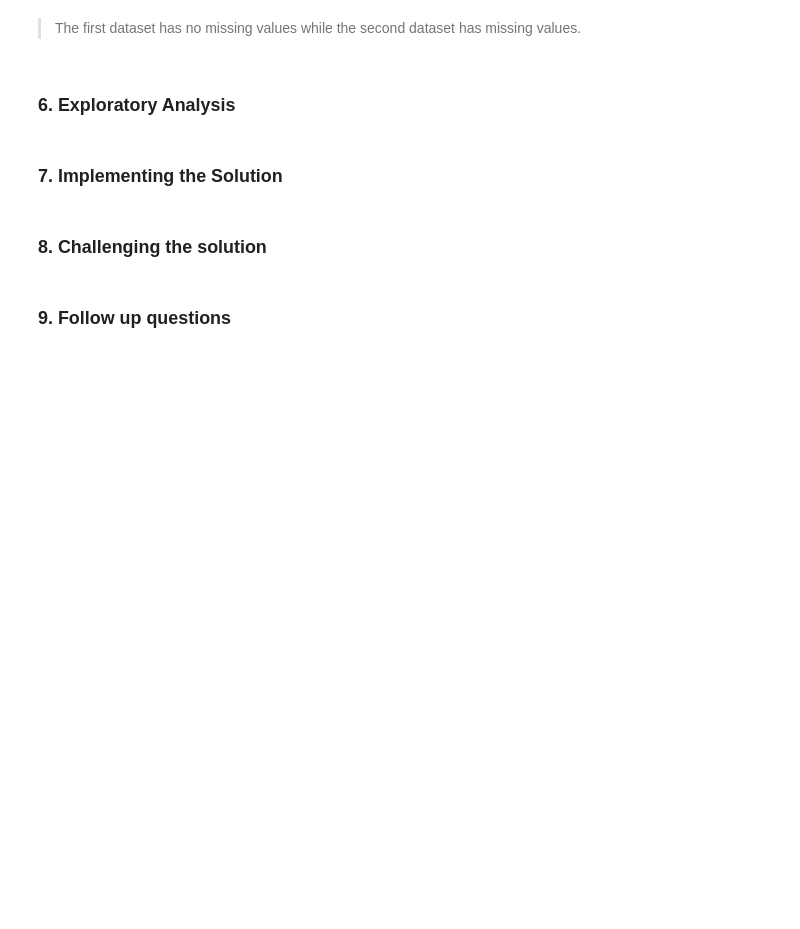
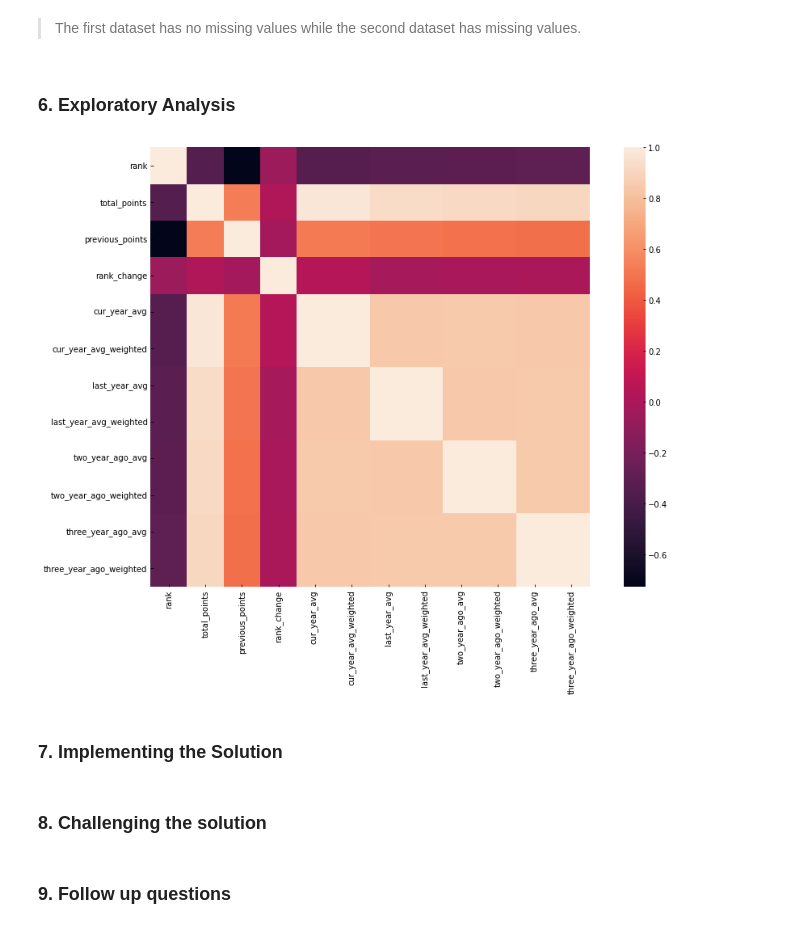
Before and after one commit to stogaja/Python-ML-Projects, a Jupyter notebook: Football_Prediction/football_prediction.ipynb, the cells around one changed output. Drawn from its saved outputs; the diff is of its cells as text; code cells hidden in the pictures; blank space fills up the shorter version.

```diff
--- a/Football_Prediction/football_prediction.ipynb
+++ b/Football_Prediction/football_prediction.ipynb
@@ -199,6 +262,15 @@ True
 > The first dataset has no missing values while the second dataset has missing values.
 # %% [markdown]
 ### 6. Exploratory Analysis
+# %%
+# let's plot the correlation matrix using a heatmap
+corr = fifa.corr()
+sns.heatmap(corr, square=True)
+plt.xticks(rotation=90)
+plt.yticks(rotation=360)
+plt.show()
+# %% [output]
+[figure, added]
 # %%
 # Ploting the univariate summaries and recording our observations
 #
```
Also changed, not shown: parts of 20 cells of this notebook.
